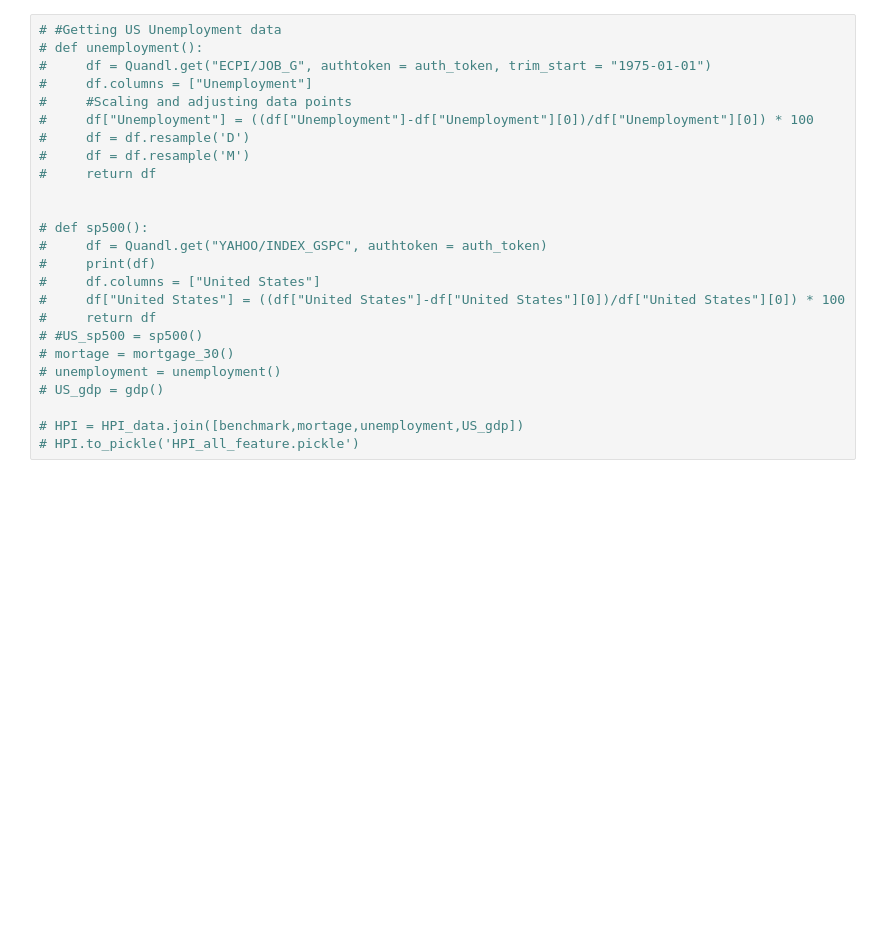
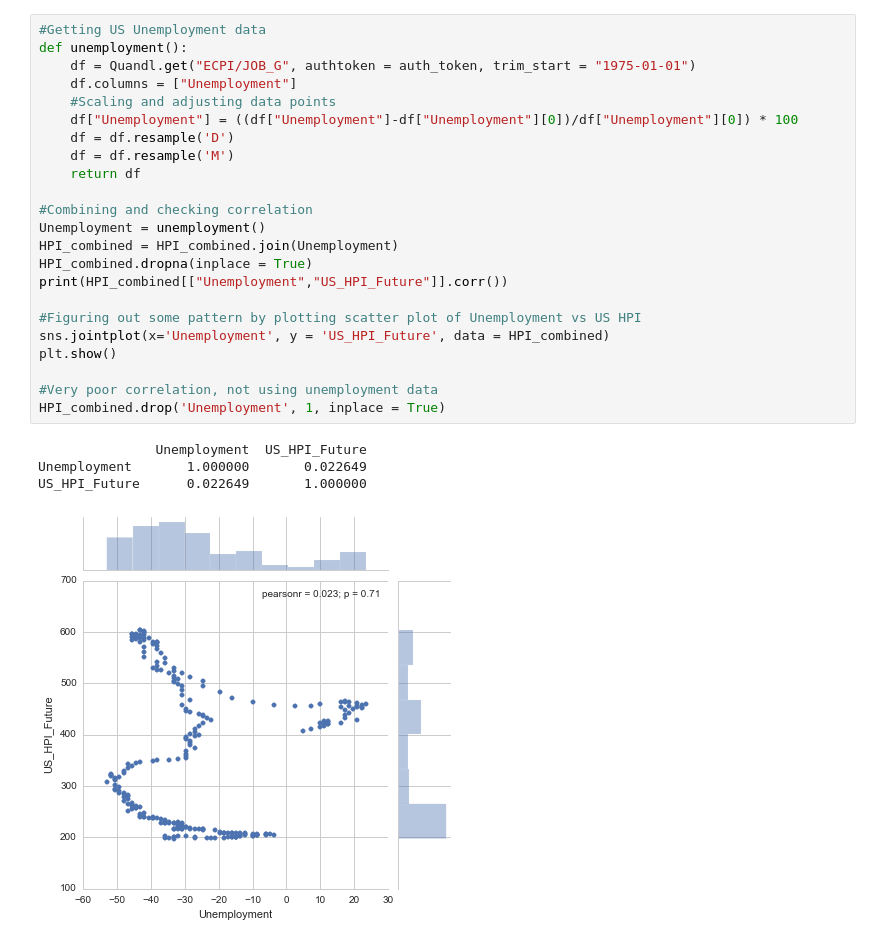
Before and after one commit to archimitra/housing-market-investment-classifier, a Jupyter notebook: Housing Market Investment Prediction.ipynb, the cells around one changed output. Cells and saved outputs as stored; diff of their text form; blank space fills up the shorter version.

```diff
--- a/Housing Market Investment Prediction.ipynb
+++ b/Housing Market Investment Prediction.ipynb
@@ -155,25 +200,28 @@ plt.show()
 # %%
-# #Getting US Unemployment data
-# def unemployment():
-#     df = Quandl.get("ECPI/JOB_G", authtoken = auth_token, trim_start = "1975-01-01")
-#     df.columns = ["Unemployment"]
-#     #Scaling and adjusting data points
-#     df["Unemployment"] = ((df["Unemployment"]-df["Unemployment"][0])/df["Unemployment"][0]) * 100
-#     df = df.resample('D')
-#     df = df.resample('M')
-#     return df
+#Getting US Unemployment data
+def unemployment():
+    df = Quandl.get("ECPI/JOB_G", authtoken = auth_token, trim_start = "1975-01-01")
+    df.columns = ["Unemployment"]
+    #Scaling and adjusting data points
+    df["Unemployment"] = ((df["Unemployment"]-df["Unemployment"][0])/df["Unemployment"][0]) * 100
+    df = df.resample('D')
+    df = df.resample('M')
+    return df
 
+#Combining and checking correlation
+Unemployment = unemployment()
+HPI_combined = HPI_combined.join(Unemployment)
+HPI_combined.dropna(inplace = True)
+print(HPI_combined[["Unemployment","US_HPI_Future"]].corr())
 
-# def sp500():
-#     df = Quandl.get("YAHOO/INDEX_GSPC", authtoken = auth_token)
-#     print(df)
-#     df.columns = ["United States"]
-#     df["United States"] = ((df["United States"]-df["United States"][0])/df["United States"][0]) * 100
-#     return df
-# #US_sp500 = sp500()
-# mortage = mortgage_30()
-# unemployment = unemployment()
-# US_gdp = gdp()
+#Figuring out some pattern by plotting scatter plot of Unemployment vs US HPI
+sns.jointplot(x='Unemployment', y = 'US_HPI_Future', data = HPI_combined)
+plt.show()
 
-# HPI = HPI_data.join([benchmark,mortage,unemployment,US_gdp])
-# HPI.to_pickle('HPI_all_feature.pickle')
+#Very poor correlation, not using unemployment data
+HPI_combined.drop('Unemployment', 1, inplace = True)
+# %% [output]
+               Unemployment  US_HPI_Future
+Unemployment       1.000000       0.022649
+US_HPI_Future      0.022649       1.000000
+[figure, added]
```
Also changed, not shown: parts of 10 cells of this notebook, 2 other files.
